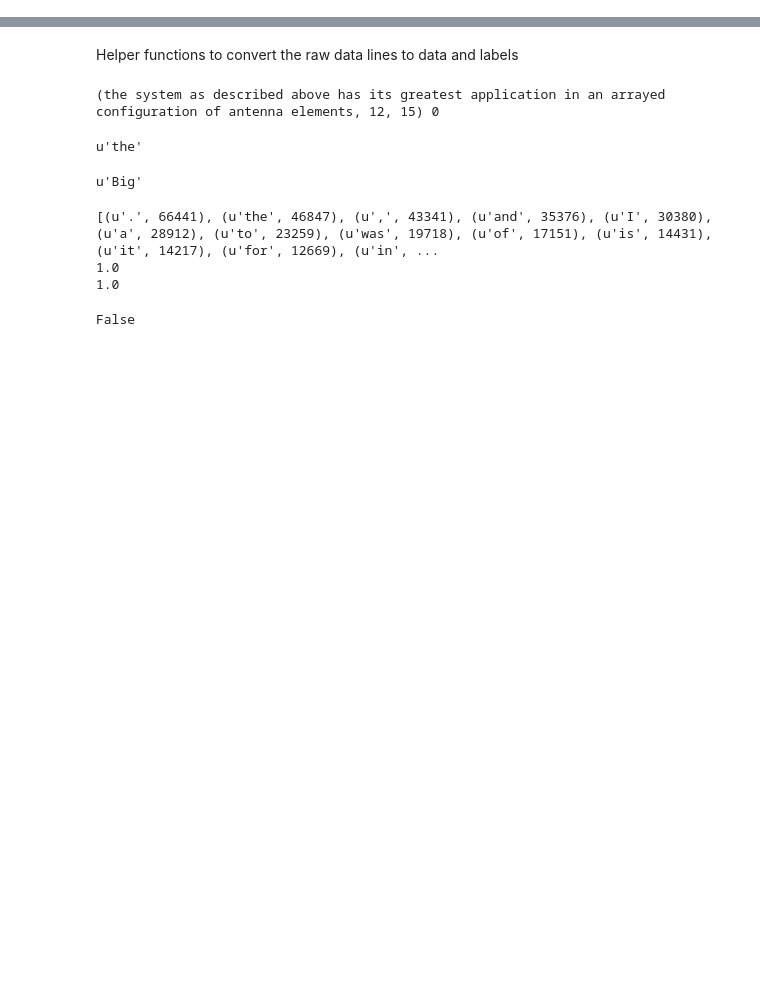
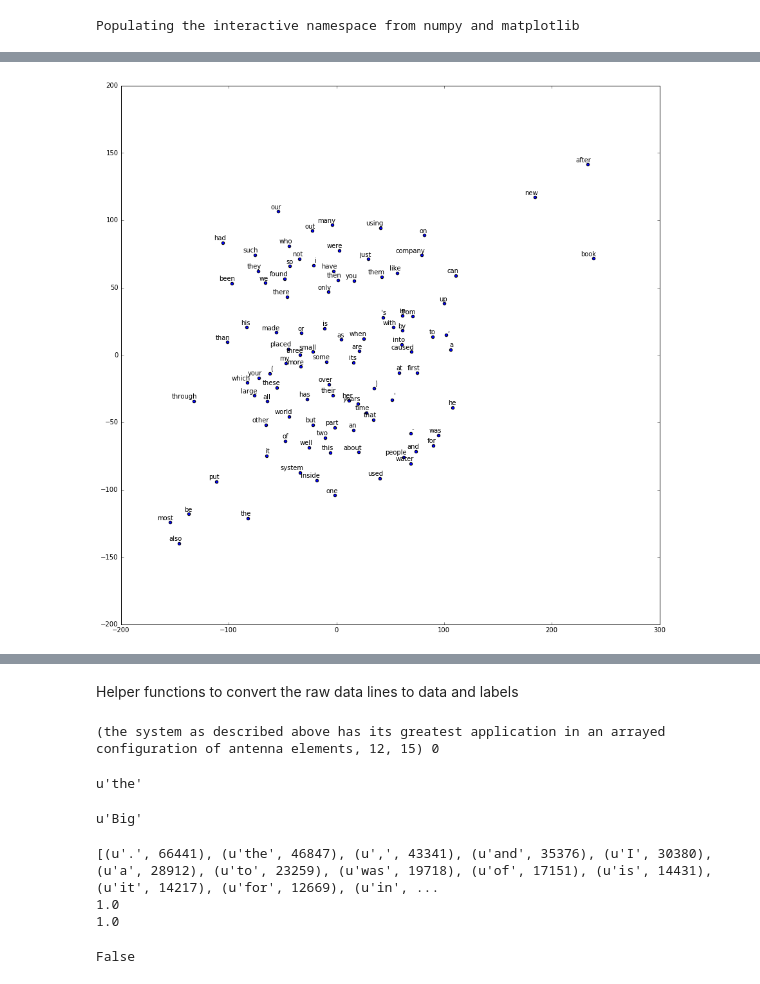
Before and after one commit to teffland/Relation-Extraction, a Jupyter notebook: Dependency embeddings.ipynb, the cells around one changed output, grey strips where cells are left out. Saved outputs shown, nothing was run; the diff lists cells and outputs as text; code cells hidden in the pictures; blank space fills up the shorter version.

```diff
--- a/Dependency embeddings.ipynb
+++ b/Dependency embeddings.ipynb
@@ -161,0 +100,3 @@ Avg max height of the dependency tree: 4.016
+# %%
+max_sequence_len = max([len(x) for x in (train_x+valid_x)])
+print("Max Sequence Length: %i" % max_sequence_len)
@@ -161,0 +378,11 @@ Avg max height of the dependency tree: 4.016
+# %%
+def sequences_to_matrix(list_of_lists, max_seq_len=None):
+    lengths = np.array([len(list_) for list_ in list_of_lists]).reshape([-1, 1])
+    if max_seq_len:
+        assert max_seq_len >= max(lengths), "Currently cant force sequnece lengths to be shorter than max list len"
+    else:
+        max_seq_len = max(lengths)
+    matrix = np.zeros([len(list_of_lists), max_seq_len])
+    for i, list_ in enumerate(list_of_lists):
+        matrix[i, :len(list_)] = list_
+    return matrix, lengths
@@ -161,0 +545,12 @@ Avg max height of the dependency tree: 4.016
+# %%
+norm_words = drnn._word_embeddings.eval()
+# %%
+from sklearn.manifold import TSNE
+% time
+num_points = 100
+
+tsne = TSNE(perplexity=5, n_components=2,
+            init='pca',
+            n_iter=50000, random_state=0)
+# two_d_embeddings = tsne.fit_transform(norm_words[1:num_points+1, :])
+two_d_embeddings = tsne.fit_transform(norm_words[:num_points, :])
@@ -161,0 +560,16 @@ Avg max height of the dependency tree: 4.016
+# %%
+% pylab inline
+def plot(embeddings, labels):
+  assert embeddings.shape[0] >= len(labels), 'More labels than embeddings'
+  pylab.figure(figsize=(15,15))  # in inches
+  for i, label in enumerate(labels):
+    x, y = embeddings[i,:]
+    pylab.scatter(x, y)
+    pylab.annotate(label, xy=(x, y), xytext=(5, 2), textcoords='offset points',
+                   ha='right', va='bottom')
+  pylab.show()
+
+words = [int2vocab[i] for i in range(num_points)]
+plot(two_d_embeddings, words)
+# %% [output]
+Populating the interactive namespace from numpy and matplotlib
@@ -161,0 +578 @@ Avg max height of the dependency tree: 4.016
+[figure, added]
```
Also changed, not shown: parts of 39 cells of this notebook, 6 other files.
